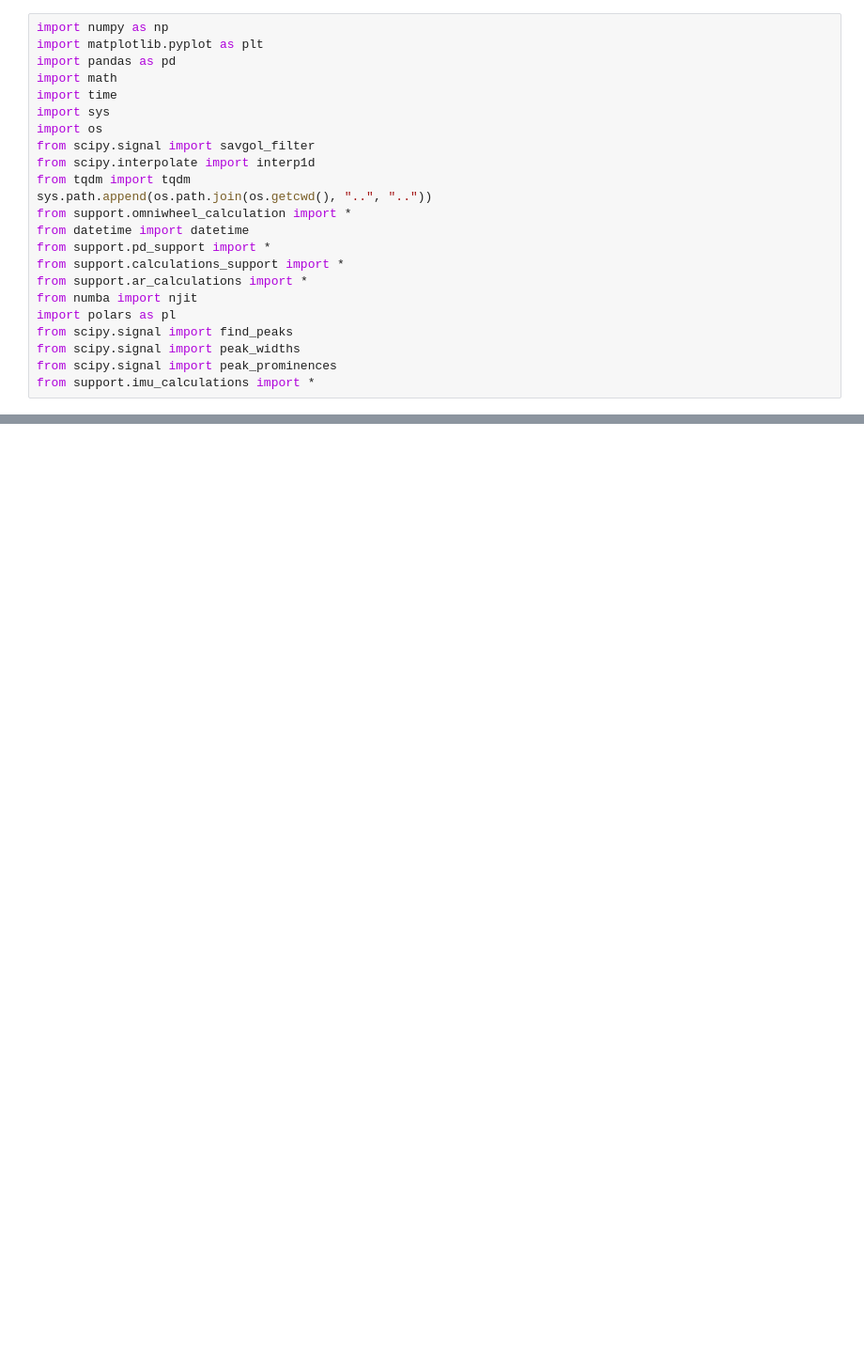
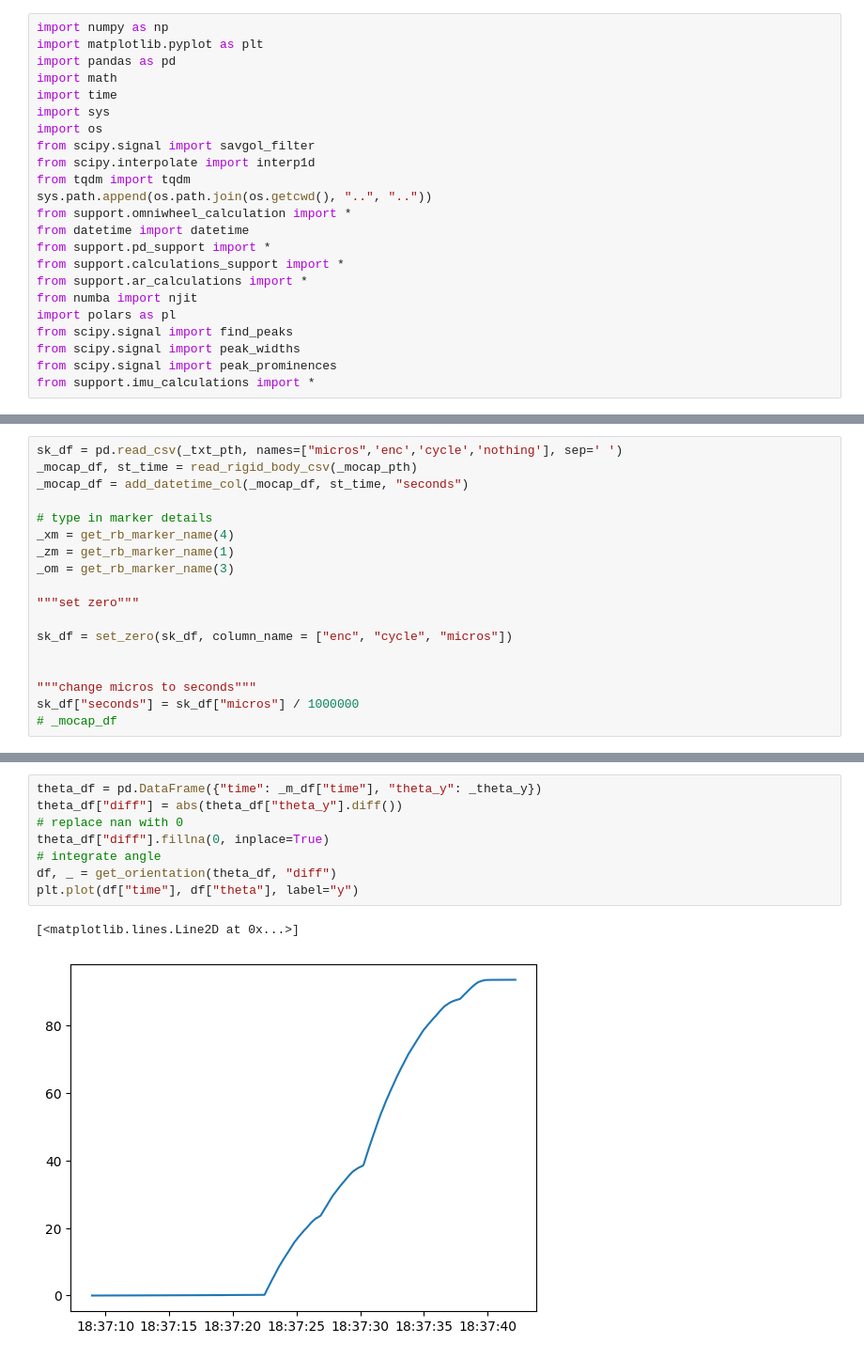
Before and after one commit to SujithChristopher/armbo_preliminary_work, a Jupyter notebook: simulation/ipy_notebooks/encoder_validation_orange.ipynb, the cells around one changed output, grey strips where cells are left out. Shown at 94% size. Drawn from its saved outputs; the diff is of its cells as text; blank space fills up the shorter version.

```diff
--- a/simulation/ipy_notebooks/encoder_validation_orange.ipynb
+++ b/simulation/ipy_notebooks/encoder_validation_orange.ipynb
@@ -42,0 +27,18 @@ df
+# %%
+sk_df = pd.read_csv(_txt_pth, names=["micros",'enc','cycle','nothing'], sep=' ')
+_mocap_df, st_time = read_rigid_body_csv(_mocap_pth)
+_mocap_df = add_datetime_col(_mocap_df, st_time, "seconds")
+
+# type in marker details
+_xm = get_rb_marker_name(4)
+_zm = get_rb_marker_name(1)
+_om = get_rb_marker_name(3)
+
+"""set zero"""
+
+sk_df = set_zero(sk_df, column_name = ["enc", "cycle", "micros"])
+
+
+"""change micros to seconds"""
+sk_df["seconds"] = sk_df["micros"] / 1000000
+# _mocap_df
@@ -70,0 +122,11 @@ for val in val:
+# %%
+theta_df = pd.DataFrame({"time": _m_df["time"], "theta_y": _theta_y})
+theta_df["diff"] = abs(theta_df["theta_y"].diff())
+# replace nan with 0
+theta_df["diff"].fillna(0, inplace=True)
+# integrate angle
+df, _ = get_orientation(theta_df, "diff")
+plt.plot(df["time"], df["theta"], label="y")
+# %% [output]
+[<matplotlib.lines.Line2D at 0x...>]
+[figure, added]
```
Also changed, not shown: parts of 8 cells of this notebook, 6 other files.
